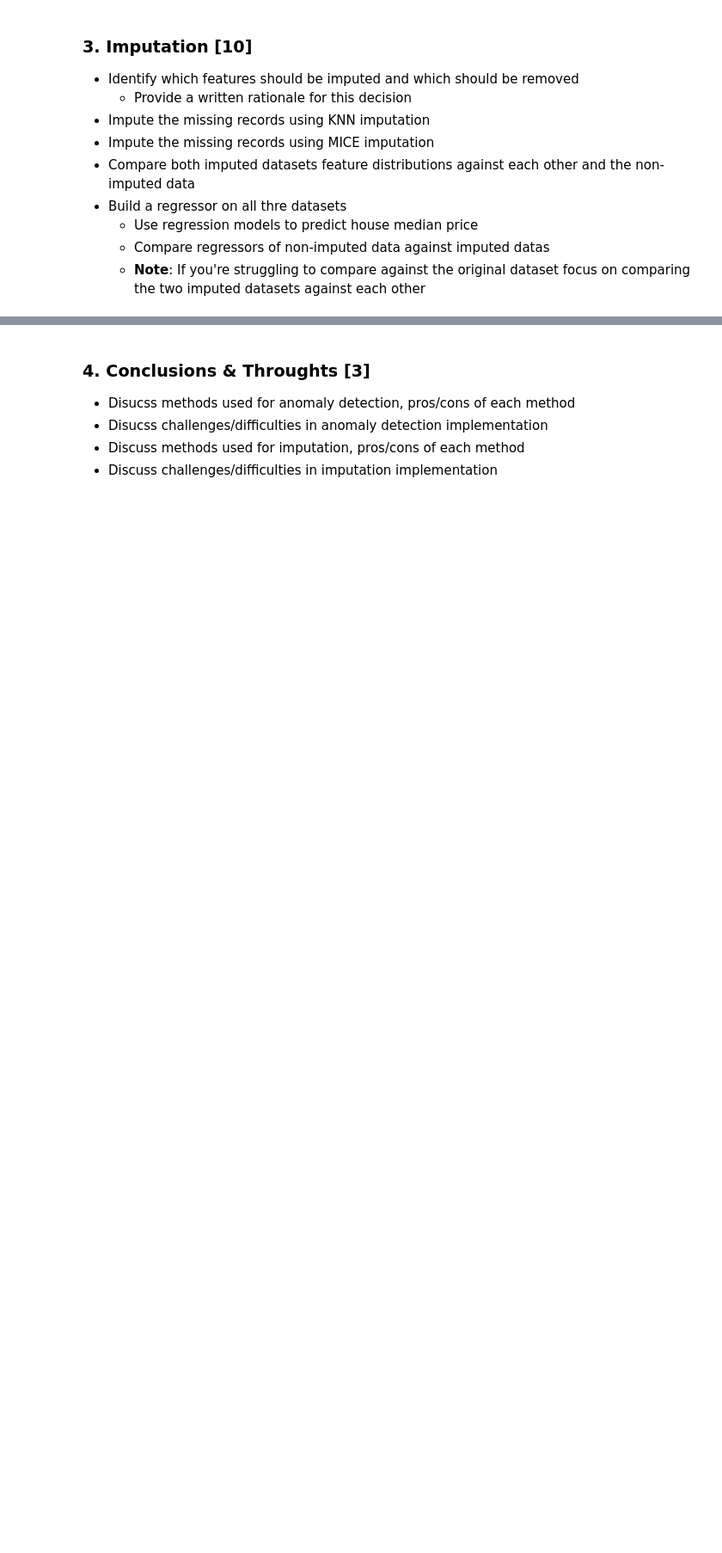
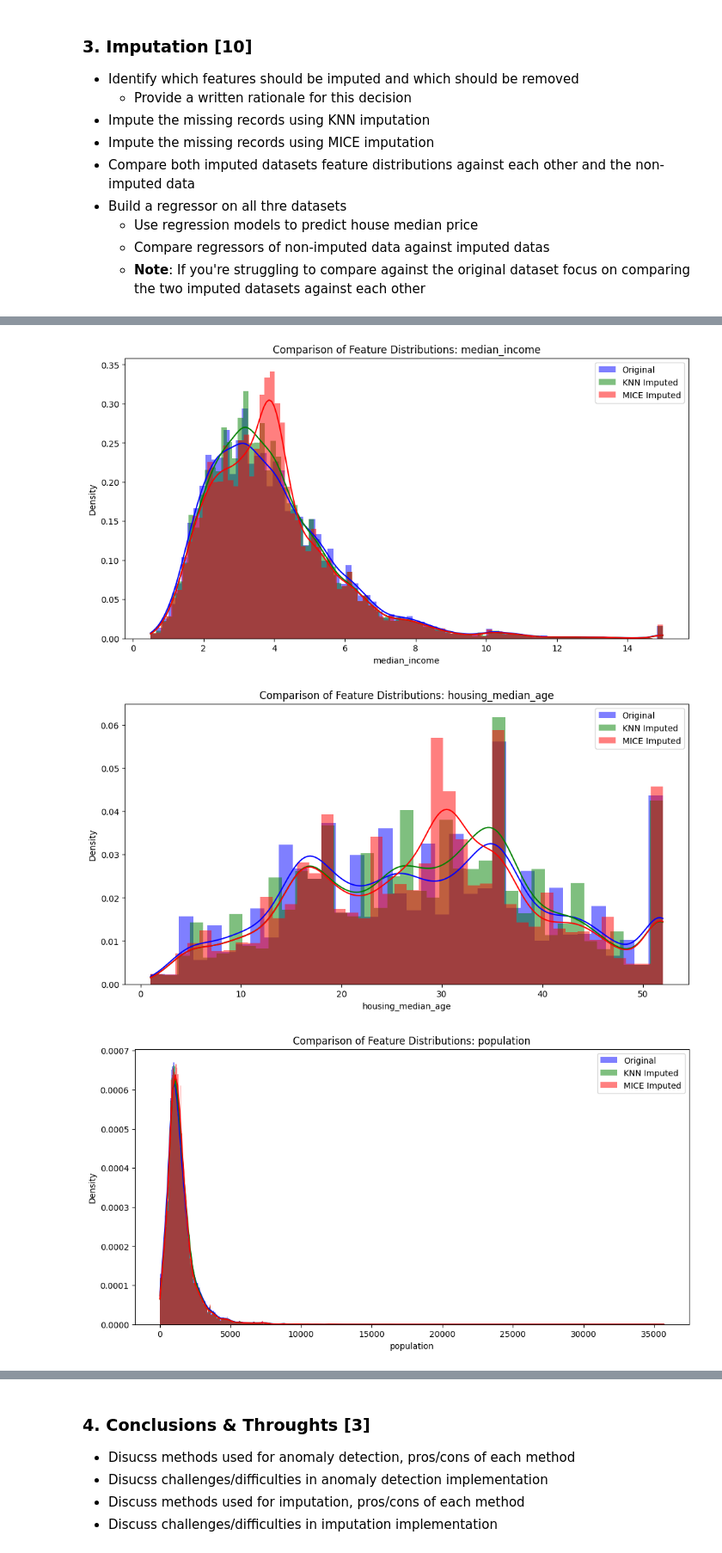
Before and after one commit to mwoimwoi/forage-midas, a Jupyter notebook: Coursework/CSC3831_Final_Assessment.ipynb, the cells around one changed output, grey strips where cells are left out. Shown at 86% size. Saved outputs shown, nothing was run; the diff lists cells and outputs as text; code cells hidden in the pictures; blank space fills up the shorter version.

```diff
--- a/Coursework/CSC3831_Final_Assessment.ipynb
+++ b/Coursework/CSC3831_Final_Assessment.ipynb
@@ -271,0 +399,13 @@ houses = pd.read_csv('https://raw.githubusercontent.com/PaoloMissier/CSC3831-202
+# %%
+from sklearn.experimental import enable_iterative_imputer
+from sklearn.impute import IterativeImputer
+
+# Create MICE imputer model
+mice_imputer = IterativeImputer(max_iter=10, random_state=42)
+
+# Apply MICE imputation on the selected columns
+houses_corrupted_mice_imputed = houses_corrupted.copy()
+houses_corrupted_mice_imputed[numeric_columns_with_missing] = mice_imputer.fit_transform(houses_corrupted[numeric_columns_with_missing])
+
+# Verify if imputation worked
+houses_corrupted_mice_imputed.isnull().sum()
@@ -271,0 +437,29 @@ houses = pd.read_csv('https://raw.githubusercontent.com/PaoloMissier/CSC3831-202
+# %%
+import matplotlib.pyplot as plt
+import seaborn as sns
+
+# Plot the distributions for the features with missing values
+features_to_compare = ['median_income', 'housing_median_age', 'population']
+
+# Create comparison plots
+for feature in features_to_compare:
+    plt.figure(figsize=(12, 6))
+
+    # Plot original data
+    sns.histplot(houses_corrupted[feature], kde=True, label='Original', color='blue', stat='density', linewidth=0)
+
+    # Plot KNN imputed data
+    sns.histplot(houses_corrupted_knn_imputed[feature], kde=True, label='KNN Imputed', color='green', stat='density', linewidth=0)
+
+    # Plot MICE imputed data
+    sns.histplot(houses_corrupted_mice_imputed[feature], kde=True, label='MICE Imputed', color='red', stat='density', linewidth=0)
+
+    plt.legend()
+    plt.title(f"Comparison of Feature Distributions: {feature}")
+    plt.xlabel(feature)
+    plt.ylabel("Density")
+    plt.show()
+# %% [output]
+[figure, added]
+[figure, added]
+[figure, added]
```
Also changed, not shown: parts of 14 cells of this notebook.
